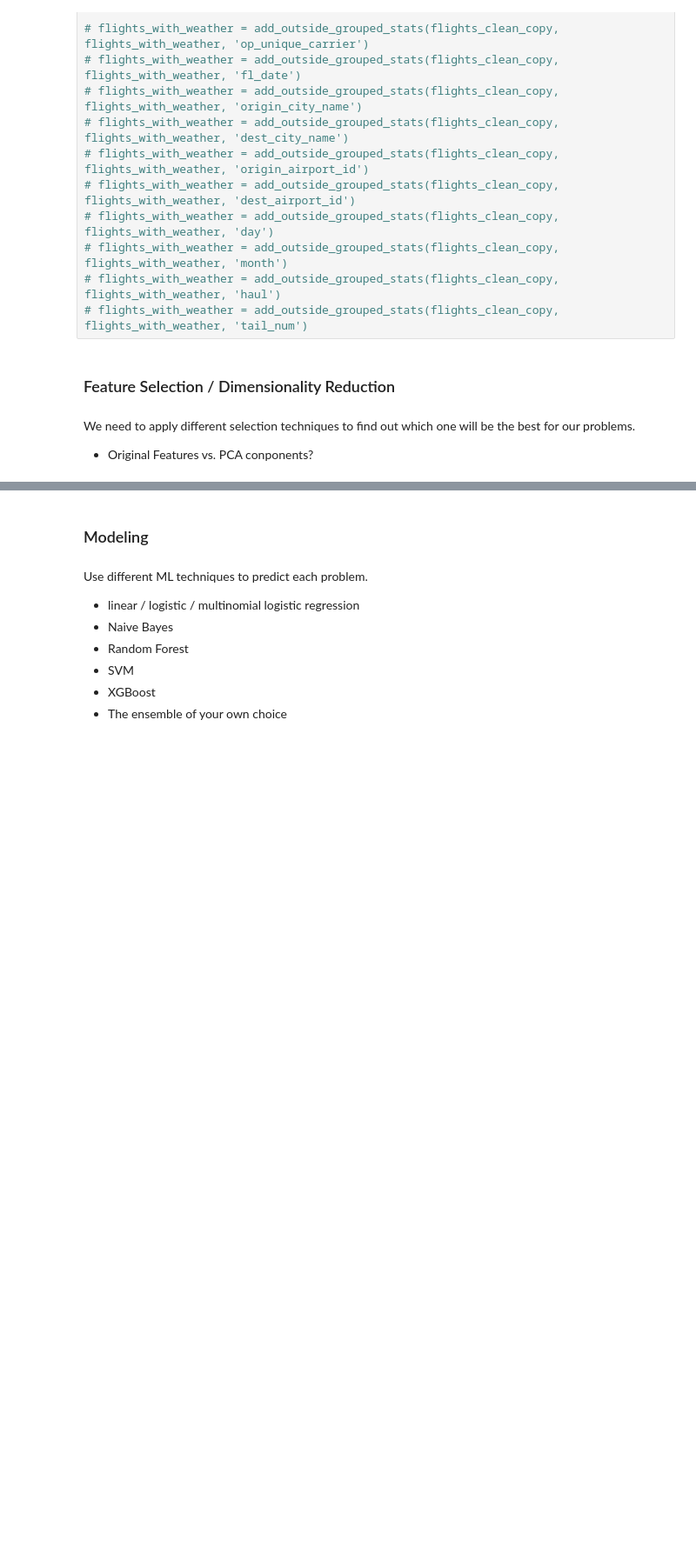
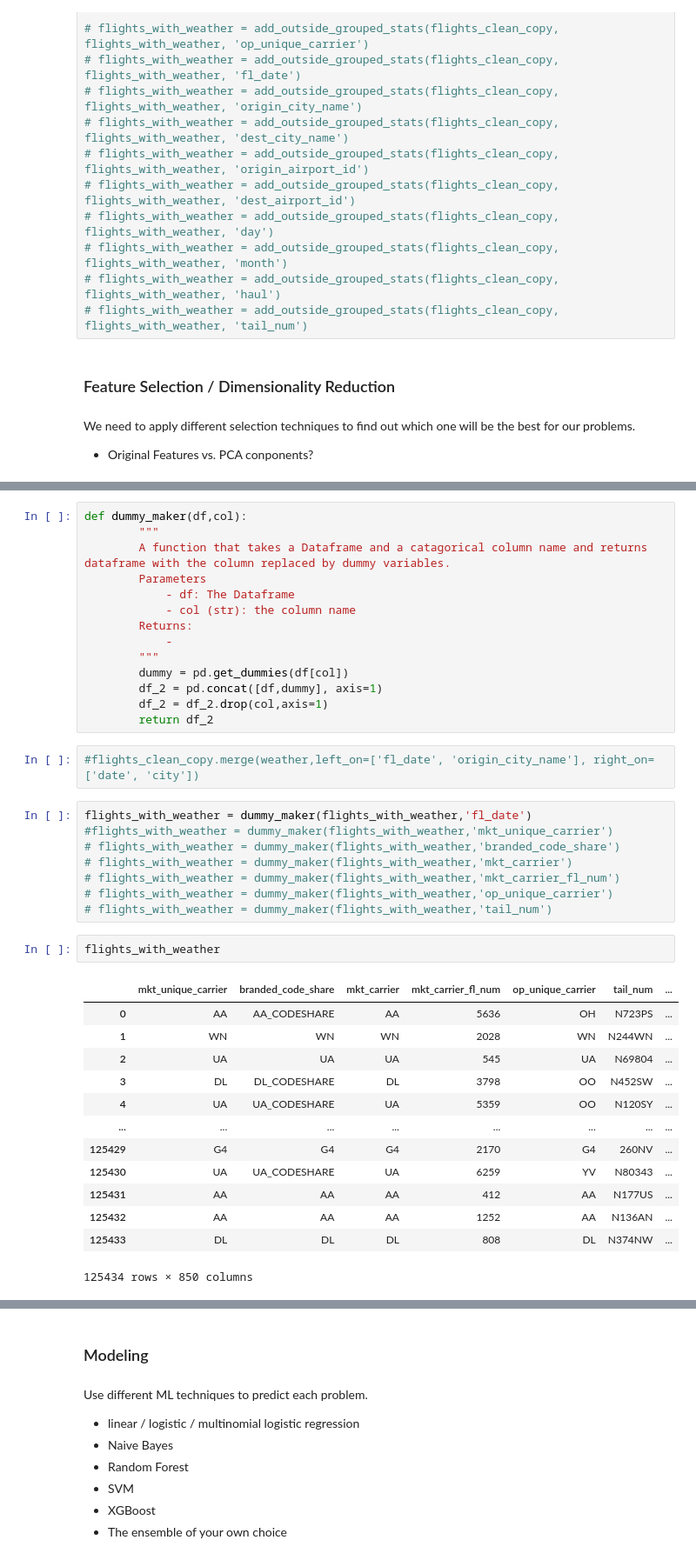
Before and after one commit to Noah2252/Lighthouse-Lab-Midterm-Project, a Jupyter notebook: modeling.ipynb, the cells around one changed output, grey strips where cells are left out. Shown at 87% size. Saved outputs shown, nothing was run; the diff lists cells and outputs as text; blank space fills up the shorter version.

Commit message:
added a dummy function

```diff
--- a/modeling.ipynb
+++ b/modeling.ipynb
@@ -228,0 +255,40 @@ We need to apply different selection techniques to find out which one will be th
+# %%
+def dummy_maker(df,col):
+        """
+        A function that takes a Dataframe and a catagorical column name and returns dataframe with the column replaced by dummy variables.
+        Parameters
+            - df: The Dataframe
+            - col (str): the column name
+        Returns:
+            -
+        """
+        dummy = pd.get_dummies(df[col])
+        df_2 = pd.concat([df,dummy], axis=1)
+        df_2 = df_2.drop(col,axis=1)
+        return df_2
+# %%
+#flights_clean_copy.merge(weather,left_on=['fl_date', 'origin_city_name'], right_on=['date', 'city'])
+# %%
+flights_with_weather = dummy_maker(flights_with_weather,'fl_date')
+#flights_with_weather = dummy_maker(flights_with_weather,'mkt_unique_carrier')
+# flights_with_weather = dummy_maker(flights_with_weather,'branded_code_share')
+# flights_with_weather = dummy_maker(flights_with_weather,'mkt_carrier')
+# flights_with_weather = dummy_maker(flights_with_weather,'mkt_carrier_fl_num')
+# flights_with_weather = dummy_maker(flights_with_weather,'op_unique_carrier')
+# flights_with_weather = dummy_maker(flights_with_weather,'tail_num')
+# %%
+flights_with_weather
+# %% [output]
+|  | mkt_unique_carrier | branded_code_share | mkt_carrier | mkt_carrier_fl_num | op_unique_carrier | tail_num | ... |
+| 0 | AA | AA_CODESHARE | AA | 5636 | OH | N723PS | ... |
+| 1 | WN | WN | WN | 2028 | WN | N244WN | ... |
+| 2 | UA | UA | UA | 545 | UA | N69804 | ... |
+| 3 | DL | DL_CODESHARE | DL | 3798 | OO | N452SW | ... |
+| 4 | UA | UA_CODESHARE | UA | 5359 | OO | N120SY | ... |
+| ... | ... | ... | ... | ... | ... | ... | ... |
+| 125429 | G4 | G4 | G4 | 2170 | G4 | 260NV | ... |
+| 125430 | UA | UA_CODESHARE | UA | 6259 | YV | N80343 | ... |
+| 125431 | AA | AA | AA | 412 | AA | N177US | ... |
+| 125432 | AA | AA | AA | 1252 | AA | N136AN | ... |
+| 125433 | DL | DL | DL | 808 | DL | N374NW | ... |
+125434 rows × 850 columns
```
Also changed, not shown: parts of 6 cells of this notebook, 1 other file.
